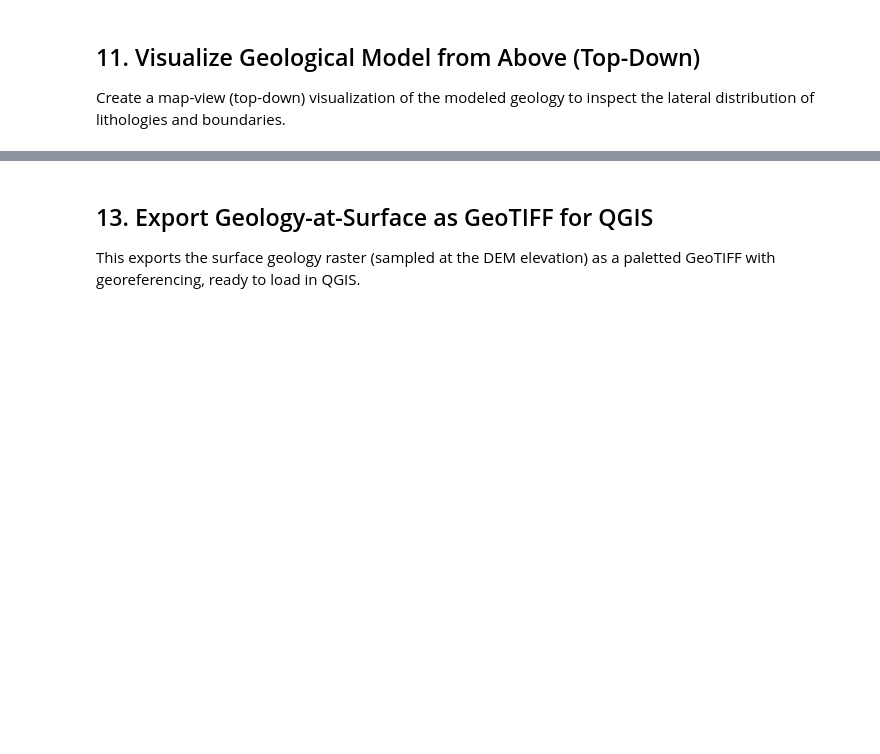
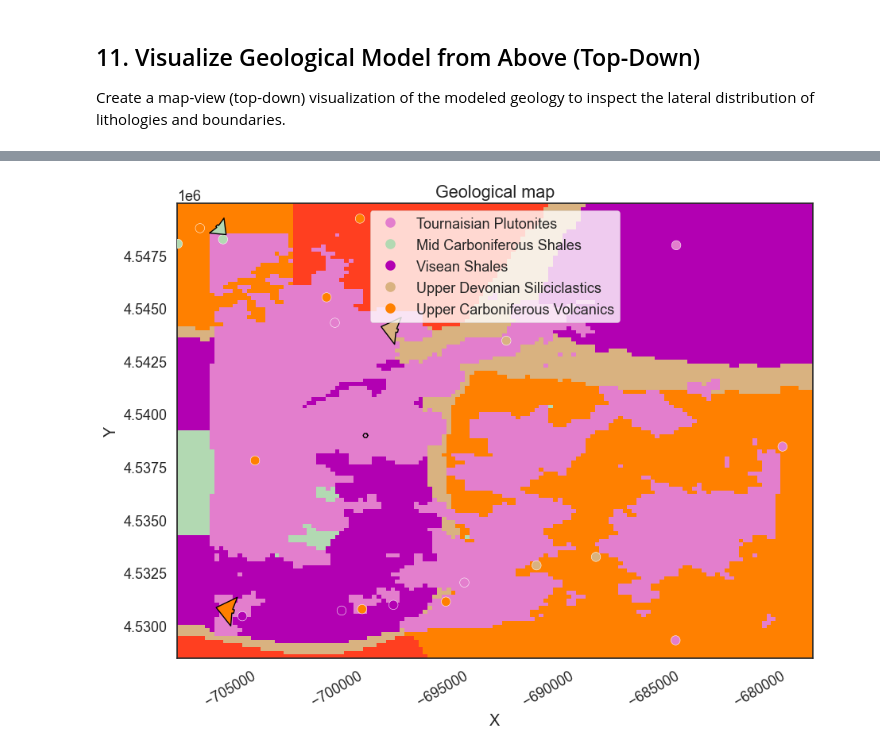
Before and after one commit to terranigma-solutions/Mineye-Terranigma, a Jupyter notebook: GeoModel/gempyModel.ipynb, the cells around one changed output, grey strips where cells are left out. Drawn from its saved outputs; the diff is of its cells as text; code cells hidden in the pictures; blank space fills up the shorter version.

```diff
--- a/GeoModel/gempyModel.ipynb
+++ b/GeoModel/gempyModel.ipynb
@@ -421,4 +343,18 @@ Rendering topography-aware top-down geology via GemPy Viewer...
-# %% [markdown]
-## 13. Export Geology-at-Surface as GeoTIFF for QGIS
-
-This exports the surface geology raster (sampled at the DEM elevation) as a paletted GeoTIFF with georeferencing, ready to load in QGIS.
+# %%
+ret = gpv.plot_2d(
+    geo_model,
+    direction="z",
+    section_names=['topography'],
+    # show_topography=True,
+    show_lith=True,
+    show_boundaries=True,
+    show_data=True,
+    legend=True
+)
+
+fig = plt.gcf()
+ax = plt.gca()
+ax.invert_yaxis()
+plt.show()
+# %% [output]
+[figure, added]
```
Also changed, not shown: parts of 14 cells of this notebook, 5 other files.
